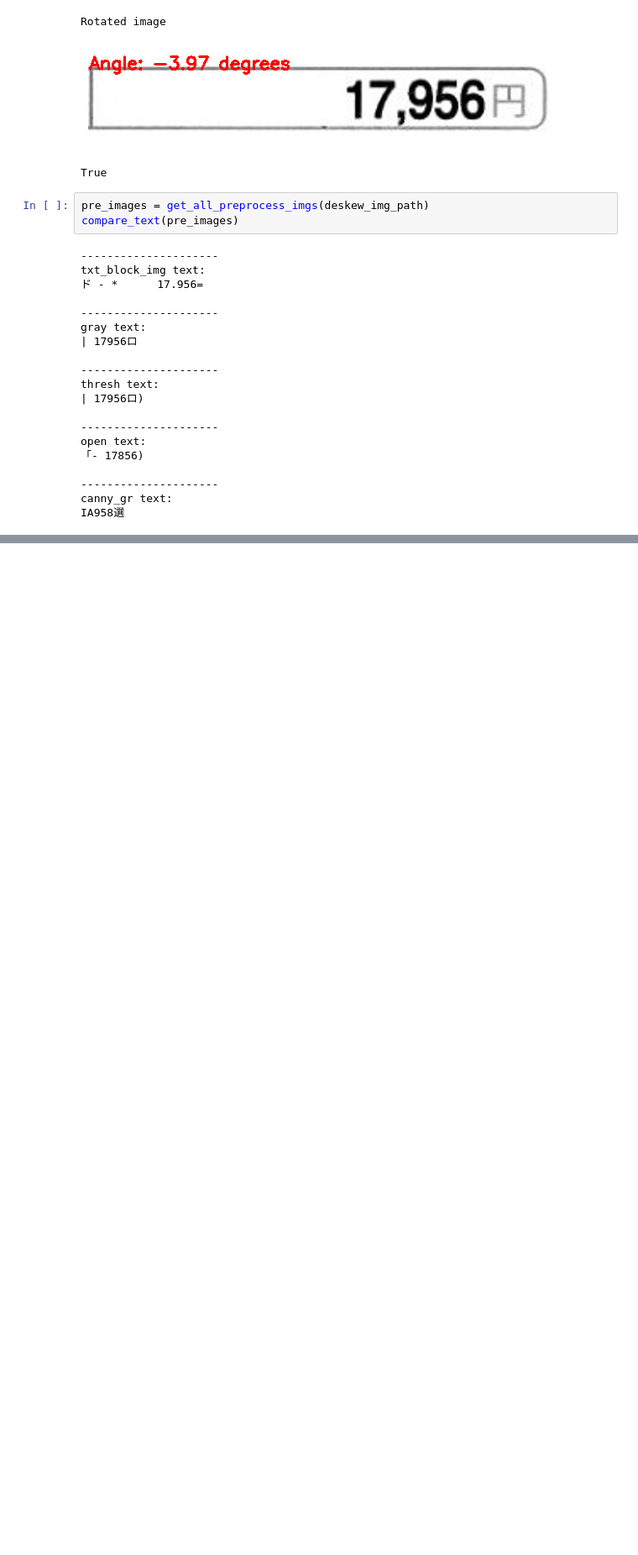
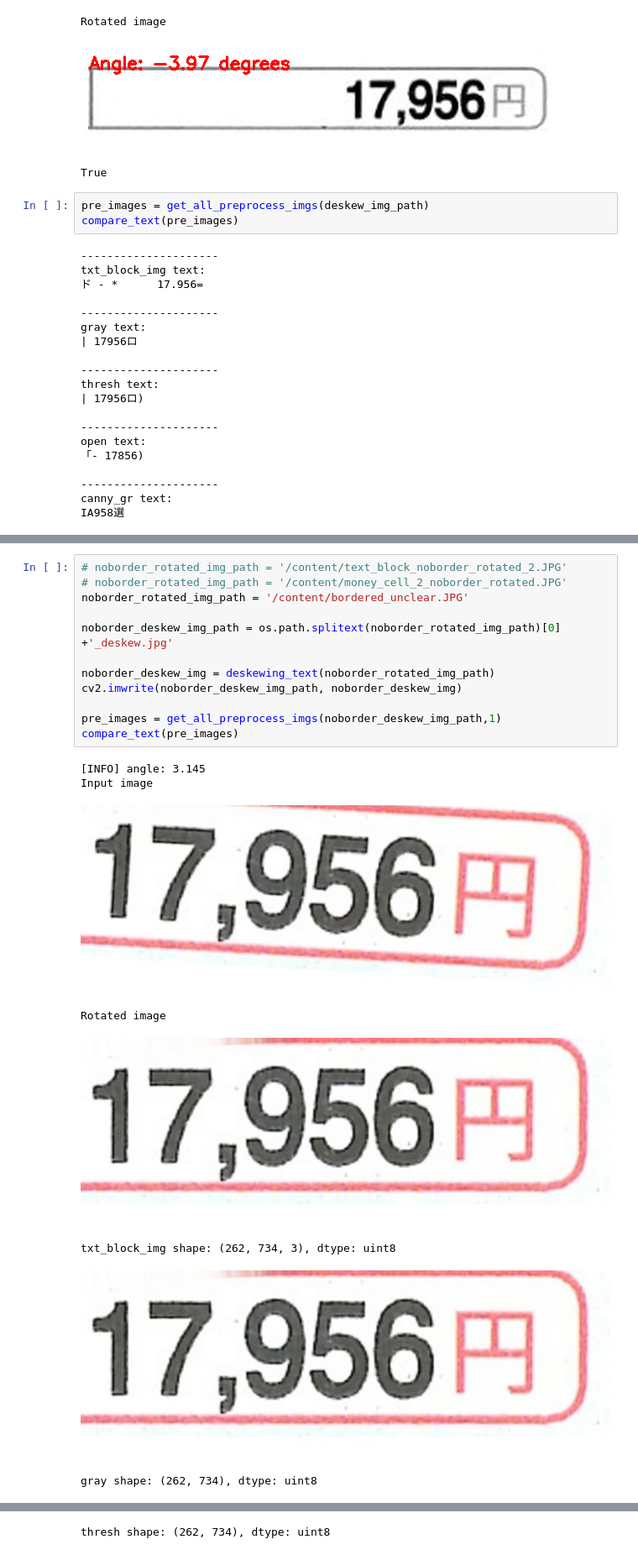
Before and after one commit to anhhaibkhn/ocr-opencv-python-tutorials, a Jupyter notebook: opencv_review/opencv_review2.ipynb, the cells around one changed output, grey strips where cells are left out. Shown at 84% size. Cells and saved outputs as stored; diff of their text form; blank space fills up the shorter version.

```diff
--- a/opencv_review/opencv_review2.ipynb
+++ b/opencv_review/opencv_review2.ipynb
@@ -346,0 +381,21 @@ IA958選
+# %%
+# noborder_rotated_img_path = '/content/text_block_noborder_rotated_2.JPG'
+# noborder_rotated_img_path = '/content/money_cell_2_noborder_rotated.JPG'
+noborder_rotated_img_path = '/content/bordered_unclear.JPG'
+
+noborder_deskew_img_path = os.path.splitext(noborder_rotated_img_path)[0] +'_deskew.jpg'
+
+noborder_deskew_img = deskewing_text(noborder_rotated_img_path)
+cv2.imwrite(noborder_deskew_img_path, noborder_deskew_img)
+
+pre_images = get_all_preprocess_imgs(noborder_deskew_img_path,1)
+compare_text(pre_images)
+# %% [output]
+[INFO] angle: 3.145
+Input image
+[figure, added]
+Rotated image
+[figure, added]
+txt_block_img shape: (262, 734, 3), dtype: uint8
+[figure, added]
+gray shape: (262, 734), dtype: uint8
@@ -346,0 +403 @@ IA958選
+thresh shape: (262, 734), dtype: uint8
```
Also changed, not shown: parts of 12 cells of this notebook.
